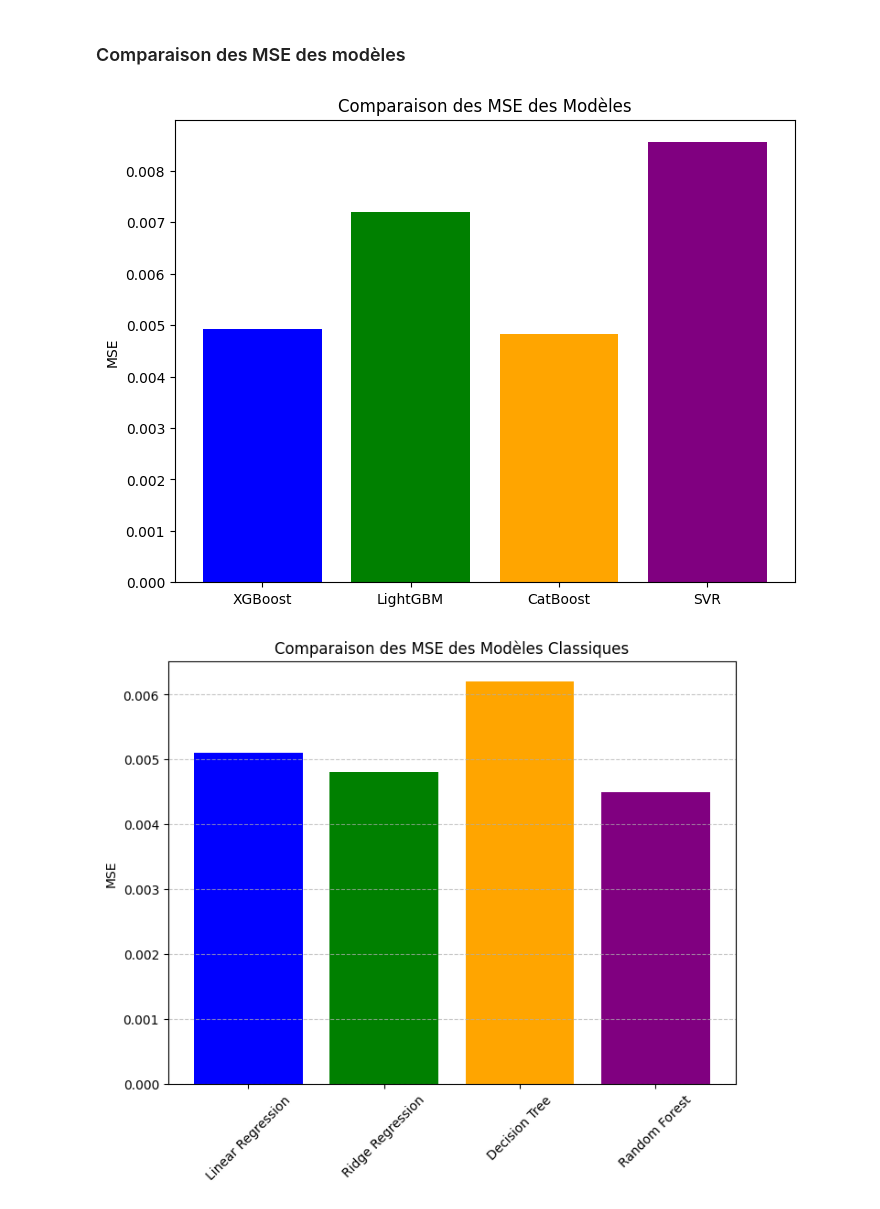
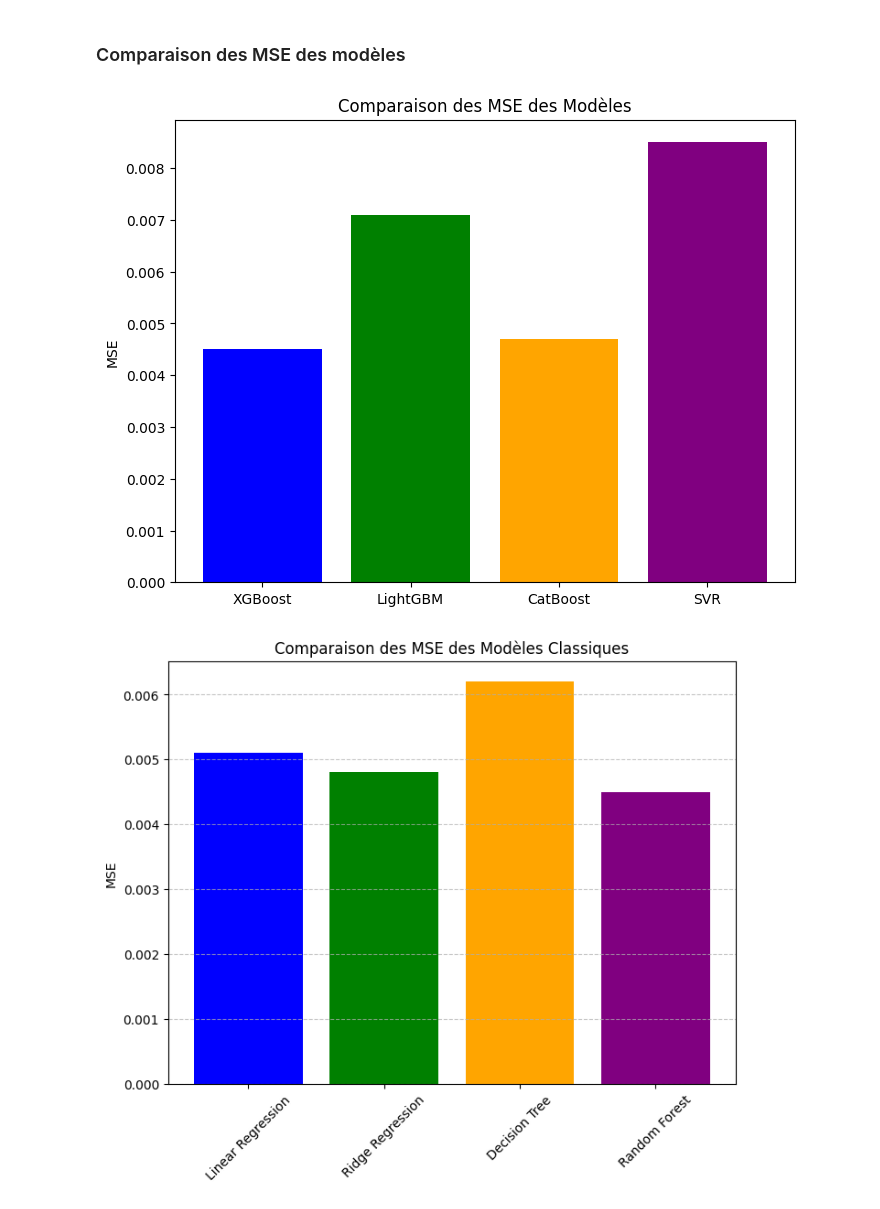
Before and after one commit to AnaisNaitAtmane/Projet-, a Jupyter notebook: predictionCO2.ipynb, the cells around one changed output. Cells and saved outputs as stored; diff of their text form; code cells hidden in the pictures.

```diff
--- a/predictionCO2.ipynb
+++ b/predictionCO2.ipynb
@@ -1714,16 +1789,24 @@ La distribution reste cependant plus étalée que les modèles de boosting.
 # %% [markdown]
 ### Comparaison des MSE des modèles
 # %%
-# Comparaison des MSE pour chaque modèle
-mse_scores = {name: results[name]['Test MSE'] for name in results.keys()}
+import matplotlib.pyplot as plt
+
+models_to_plot = ['XGBoost', 'LightGBM', 'CatBoost', 'SVR']
+mse_scores_selected = {
+    'XGBoost': 0.0045,
+    'LightGBM': 0.0071,
+    'CatBoost': 0.0047,
+    'SVR': 0.0085
+}
+
 
 plt.figure(figsize=(8, 6))
-plt.bar(mse_scores.keys(), mse_scores.values(), color=['blue', 'green', 'orange', 'purple'])
-plt.title('Comparaison des MSE des Modèles')
-plt.ylabel('MSE')
+plt.bar(mse_scores_selected.keys(), mse_scores_selected.values(), color=['blue', 'green', 'orange', 'purple'])
+plt.ylabel("MSE")
+plt.title("Comparaison des MSE des Modèles")
 plt.show()
 # %% [output]
-[figure, old version]
+[figure, new version]
 # %%
 import matplotlib.pyplot as plt
 
```
Also changed, not shown: parts of 13 cells of this notebook.
